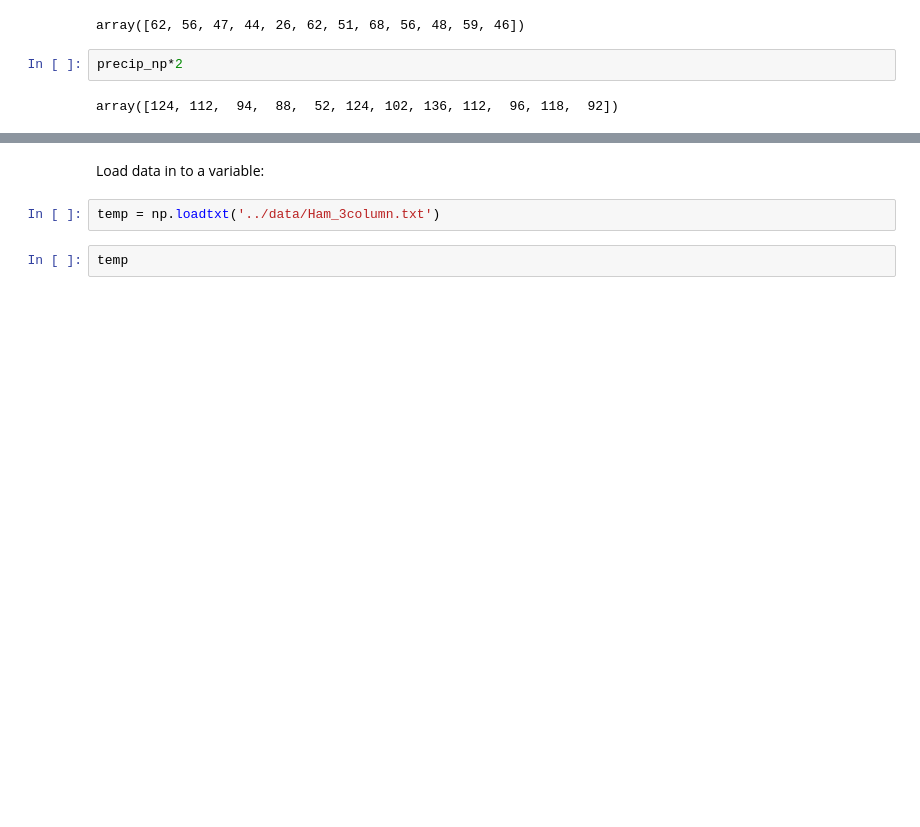
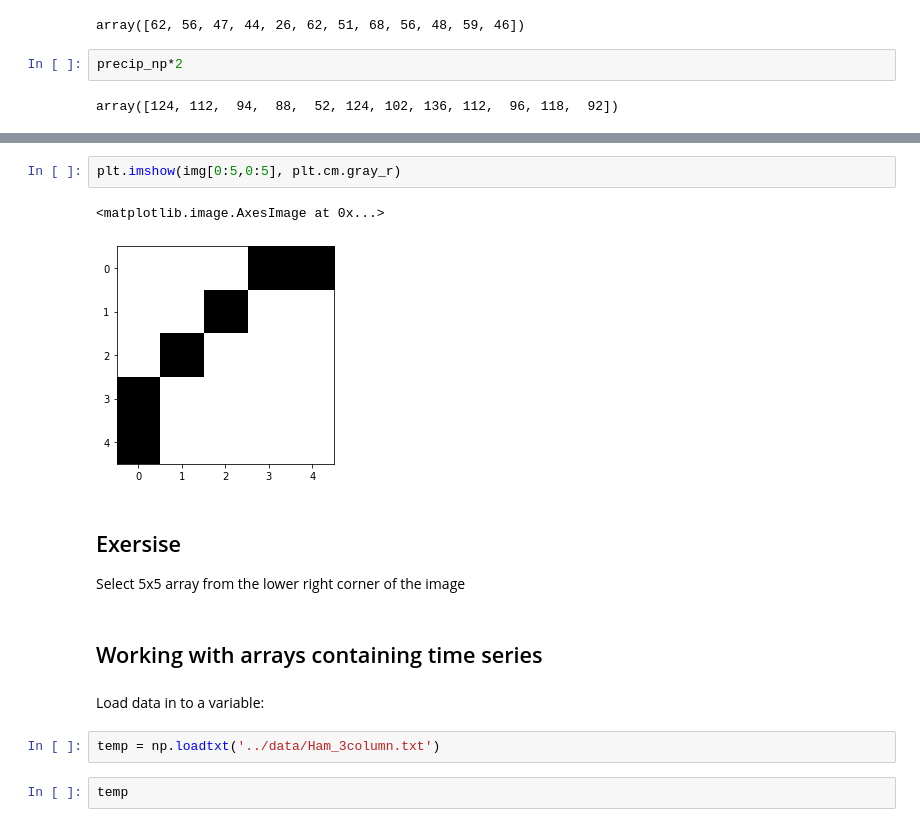
Before and after one commit to koldunovn/python_data_train, a Jupyter notebook: notebooks/04_numpy.ipynb, the cells around one changed output, grey strips where cells are left out. Saved outputs shown, nothing was run; the diff lists cells and outputs as text; blank space fills up the shorter version.

```diff
--- a/notebooks/04_numpy.ipynb
+++ b/notebooks/04_numpy.ipynb
@@ -84,3 +139,14 @@ array([124, 112,  94,  88,  52, 124, 102, 136, 112,  96, 118,  92])
+# %%
+plt.imshow(img[0:5,0:5], plt.cm.gray_r)
+# %% [output]
+<matplotlib.image.AxesImage at 0x...>
+[figure, added]
+# %% [markdown]
+## Exersise
+
+Select 5x5 array from the lower right corner of the image
+# %% [markdown]
+## Working with arrays containing time series
 # %% [markdown]
 Load data in to a variable:
 # %%
```
Also changed, not shown: parts of 13 cells of this notebook.
